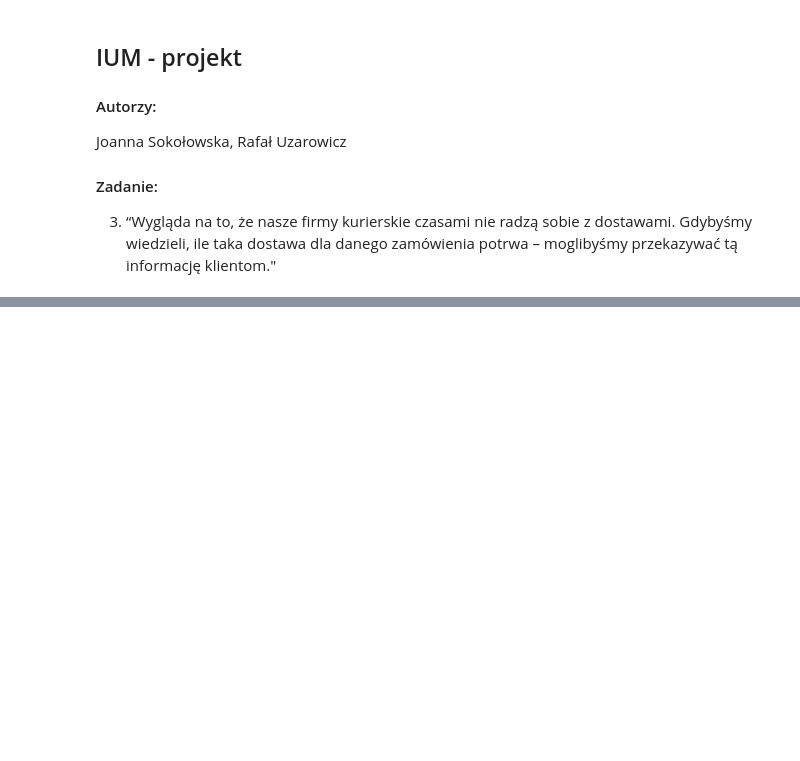
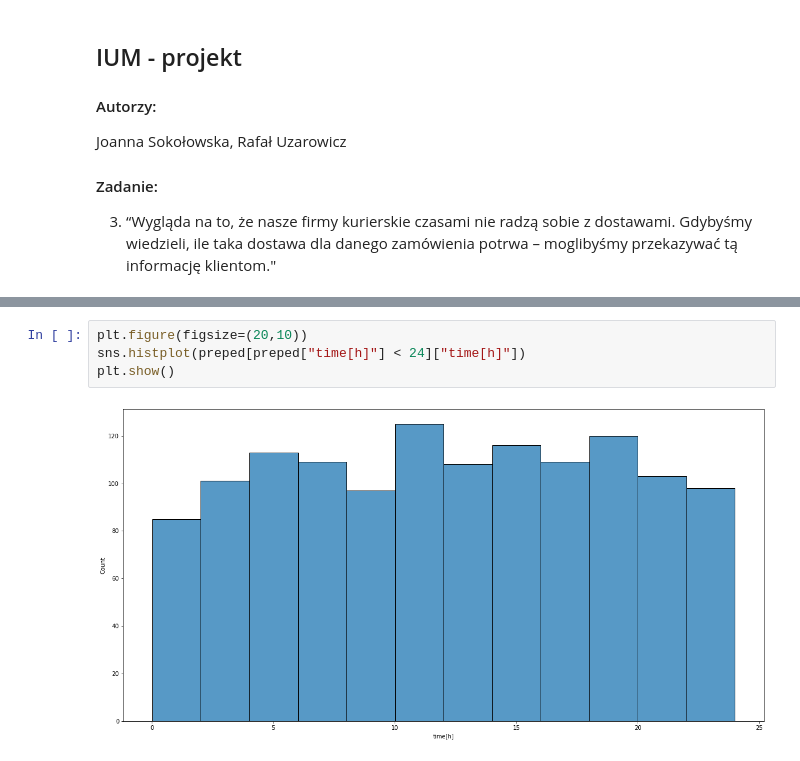
Before and after one commit to RafalUzarowicz/IUM, a Jupyter notebook: etap1.ipynb, the cells around one changed output, grey strips where cells are left out. Drawn from its saved outputs; the diff is of its cells as text; blank space fills up the shorter version.

```diff
--- a/etap1.ipynb
+++ b/etap1.ipynb
@@ -85,0 +301,6 @@ Przybliżona liczba godzin potrzebnych na dostawę produktu.
+# %%
+plt.figure(figsize=(20,10))
+sns.histplot(preped[preped["time[h]"] < 24]["time[h]"])
+plt.show()
+# %% [output]
+[figure, added]
```
Also changed, not shown: parts of 44 cells of this notebook, 2 other files.
